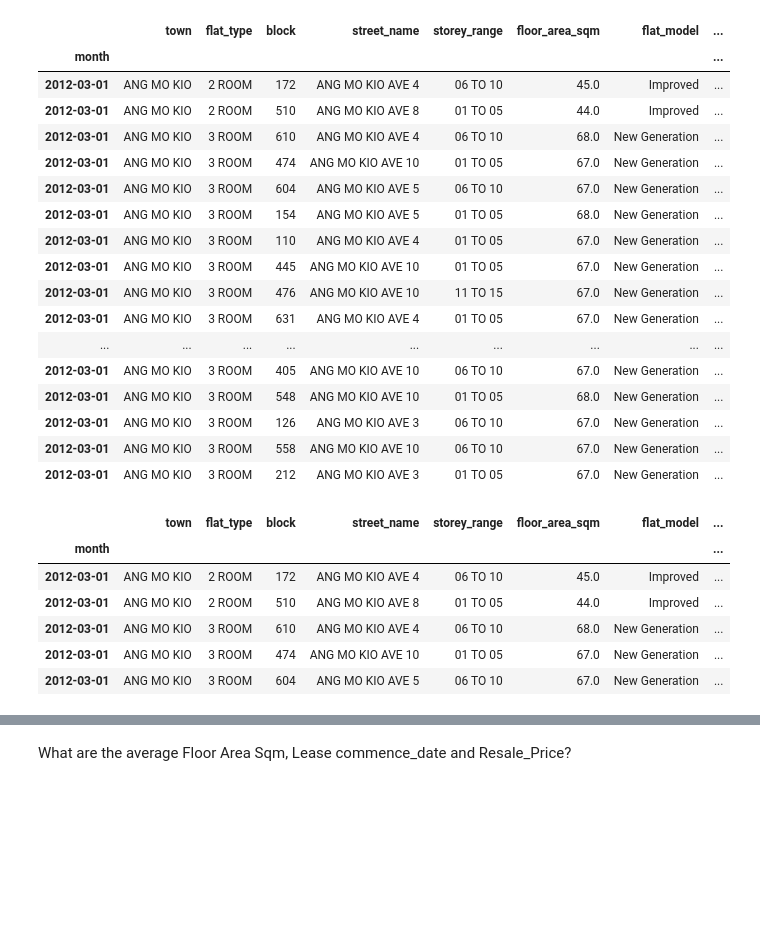
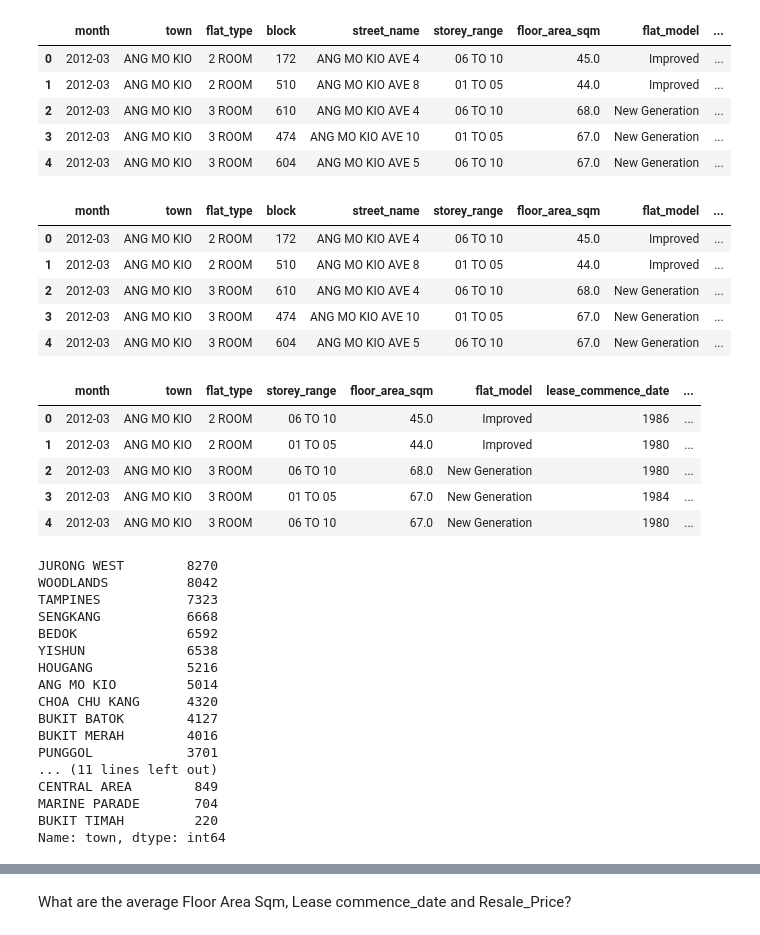
Before and after one commit to mecandoit/datascience, a Jupyter notebook: Housing.ipynb, the cells around one changed output, grey strips where cells are left out. Saved outputs shown, nothing was run; the diff lists cells and outputs as text; code cells hidden in the pictures; blank space fills up the shorter version.

Commit message:
Updating project

```diff
--- a/Housing.ipynb
+++ b/Housing.ipynb
@@ -8,40 +8,27 @@ import seaborn as sns
 import mpl_toolkits
 %matplotlib inline
 # %%
-HDB = pd.read_csv("/Users/paulinekoh/Desktop/DataScience/Project/resale-flat-prices/resale-flat-prices-based-on-registration-date-from-march-2012-onwards.csv", index_col='month', parse_dates=True)
+HDB = pd.read_csv("/Users/paulinekoh/Desktop/DataScience/Project/resale-flat-prices/resale-flat-prices-based-on-registration-date-from-march-2012-onwards.csv")
 # %%
-HDB.head(18)
+HDB.head()
 # %% [output]
-|  | town | flat_type | block | street_name | storey_range | floor_area_sqm | flat_model | ... |
-| month |  |  |  |  |  |  |  | ... |
-| 2012-03-01 | ANG MO KIO | 2 ROOM | 172 | ANG MO KIO AVE 4 | 06 TO 10 | 45.0 | Improved | ... |
-| 2012-03-01 | ANG MO KIO | 2 ROOM | 510 | ANG MO KIO AVE 8 | 01 TO 05 | 44.0 | Improved | ... |
-| 2012-03-01 | ANG MO KIO | 3 ROOM | 610 | ANG MO KIO AVE 4 | 06 TO 10 | 68.0 | New Generation | ... |
-| 2012-03-01 | ANG MO KIO | 3 ROOM | 474 | ANG MO KIO AVE 10 | 01 TO 05 | 67.0 | New Generation | ... |
-| 2012-03-01 | ANG MO KIO | 3 ROOM | 604 | ANG MO KIO AVE 5 | 06 TO 10 | 67.0 | New Generation | ... |
-| 2012-03-01 | ANG MO KIO | 3 ROOM | 154 | ANG MO KIO AVE 5 | 01 TO 05 | 68.0 | New Generation | ... |
-| 2012-03-01 | ANG MO KIO | 3 ROOM | 110 | ANG MO KIO AVE 4 | 01 TO 05 | 67.0 | New Generation | ... |
-| 2012-03-01 | ANG MO KIO | 3 ROOM | 445 | ANG MO KIO AVE 10 | 01 TO 05 | 67.0 | New Generation | ... |
-| 2012-03-01 | ANG MO KIO | 3 ROOM | 476 | ANG MO KIO AVE 10 | 11 TO 15 | 67.0 | New Generation | ... |
-| 2012-03-01 | ANG MO KIO | 3 ROOM | 631 | ANG MO KIO AVE 4 | 01 TO 05 | 67.0 | New Generation | ... |
-| ... | ... | ... | ... | ... | ... | ... | ... | ... |
-| 2012-03-01 | ANG MO KIO | 3 ROOM | 405 | ANG MO KIO AVE 10 | 06 TO 10 | 67.0 | New Generation | ... |
-| 2012-03-01 | ANG MO KIO | 3 ROOM | 548 | ANG MO KIO AVE 10 | 01 TO 05 | 68.0 | New Generation | ... |
-| 2012-03-01 | ANG MO KIO | 3 ROOM | 126 | ANG MO KIO AVE 3 | 06 TO 10 | 67.0 | New Generation | ... |
-| 2012-03-01 | ANG MO KIO | 3 ROOM | 558 | ANG MO KIO AVE 10 | 06 TO 10 | 67.0 | New Generation | ... |
-| 2012-03-01 | ANG MO KIO | 3 ROOM | 212 | ANG MO KIO AVE 3 | 01 TO 05 | 67.0 | New Generation | ... |
+|  | month | town | flat_type | block | street_name | storey_range | floor_area_sqm | flat_model | ... |
+| 0 | 2012-03 | ANG MO KIO | 2 ROOM | 172 | ANG MO KIO AVE 4 | 06 TO 10 | 45.0 | Improved | ... |
+| 1 | 2012-03 | ANG MO KIO | 2 ROOM | 510 | ANG MO KIO AVE 8 | 01 TO 05 | 44.0 | Improved | ... |
+| 2 | 2012-03 | ANG MO KIO | 3 ROOM | 610 | ANG MO KIO AVE 4 | 06 TO 10 | 68.0 | New Generation | ... |
+| 3 | 2012-03 | ANG MO KIO | 3 ROOM | 474 | ANG MO KIO AVE 10 | 01 TO 05 | 67.0 | New Generation | ... |
+| 4 | 2012-03 | ANG MO KIO | 3 ROOM | 604 | ANG MO KIO AVE 5 | 06 TO 10 | 67.0 | New Generation | ... |
 # %%
 # create a new column for Price per sqm
 HDB['resale_price_per_sqm'] = HDB.resale_price / HDB.floor_area_sqm
 HDB.head()
 # %% [output]
-|  | town | flat_type | block | street_name | storey_range | floor_area_sqm | flat_model | ... |
-| month |  |  |  |  |  |  |  | ... |
-| 2012-03-01 | ANG MO KIO | 2 ROOM | 172 | ANG MO KIO AVE 4 | 06 TO 10 | 45.0 | Improved | ... |
-| 2012-03-01 | ANG MO KIO | 2 ROOM | 510 | ANG MO KIO AVE 8 | 01 TO 05 | 44.0 | Improved | ... |
-| 2012-03-01 | ANG MO KIO | 3 ROOM | 610 | ANG MO KIO AVE 4 | 06 TO 10 | 68.0 | New Generation | ... |
-| 2012-03-01 | ANG MO KIO | 3 ROOM | 474 | ANG MO KIO AVE 10 | 01 TO 05 | 67.0 | New Generation | ... |
-| 2012-03-01 | ANG MO KIO | 3 ROOM | 604 | ANG MO KIO AVE 5 | 06 TO 10 | 67.0 | New Generation | ... |
+|  | month | town | flat_type | block | street_name | storey_range | floor_area_sqm | flat_model | ... |
+| 0 | 2012-03 | ANG MO KIO | 2 ROOM | 172 | ANG MO KIO AVE 4 | 06 TO 10 | 45.0 | Improved | ... |
+| 1 | 2012-03 | ANG MO KIO | 2 ROOM | 510 | ANG MO KIO AVE 8 | 01 TO 05 | 44.0 | Improved | ... |
+| 2 | 2012-03 | ANG MO KIO | 3 ROOM | 610 | ANG MO KIO AVE 4 | 06 TO 10 | 68.0 | New Generation | ... |
+| 3 | 2012-03 | ANG MO KIO | 3 ROOM | 474 | ANG MO KIO AVE 10 | 01 TO 05 | 67.0 | New Generation | ... |
+| 4 | 2012-03 | ANG MO KIO | 3 ROOM | 604 | ANG MO KIO AVE 5 | 06 TO 10 | 67.0 | New Generation | ... |
 # %%
 # remove the block column
 HDB.drop('block', axis=1, inplace=True)
@@ -57,3 +56,32 @@ HDB['flat_type_num'] = HDB.flat_type.map({'1 ROOM':1, '2 ROOM':2, '3 ROOM':3, '4
+# %%
+HDB.head()
+# %% [output]
+|  | month | town | flat_type | storey_range | floor_area_sqm | flat_model | lease_commence_date | ... |
+| 0 | 2012-03 | ANG MO KIO | 2 ROOM | 06 TO 10 | 45.0 | Improved | 1986 | ... |
+| 1 | 2012-03 | ANG MO KIO | 2 ROOM | 01 TO 05 | 44.0 | Improved | 1980 | ... |
+| 2 | 2012-03 | ANG MO KIO | 3 ROOM | 06 TO 10 | 68.0 | New Generation | 1980 | ... |
+| 3 | 2012-03 | ANG MO KIO | 3 ROOM | 01 TO 05 | 67.0 | New Generation | 1984 | ... |
+| 4 | 2012-03 | ANG MO KIO | 3 ROOM | 06 TO 10 | 67.0 | New Generation | 1980 | ... |
+# %%
+HDB.town.value_counts()
+# %% [output]
+JURONG WEST        8270
+WOODLANDS          8042
+TAMPINES           7323
+SENGKANG           6668
+BEDOK              6592
+YISHUN             6538
+HOUGANG            5216
+ANG MO KIO         5014
+CHOA CHU KANG      4320
+BUKIT BATOK        4127
+BUKIT MERAH        4016
+PUNGGOL            3701
+... (11 lines left out)
+CENTRAL AREA        849
+MARINE PARADE       704
+BUKIT TIMAH         220
+Name: town, dtype: int64
 # %%
 HDB.info()
 # %% [output]
```
Also changed, not shown: parts of 38 cells of this notebook.
